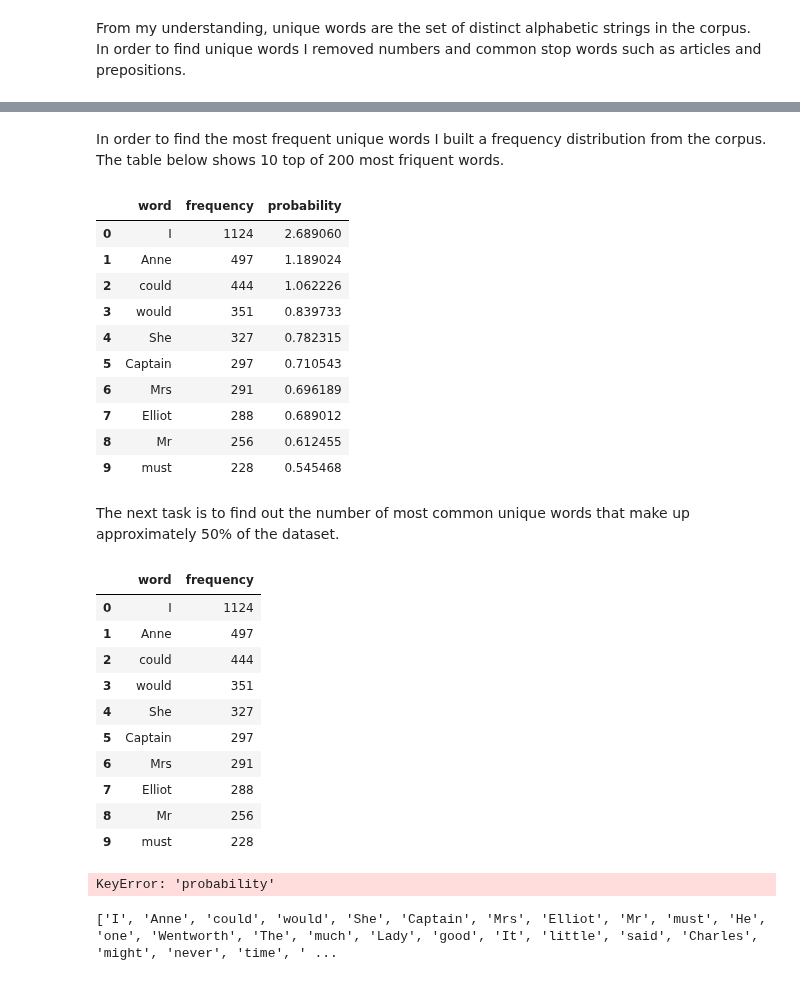
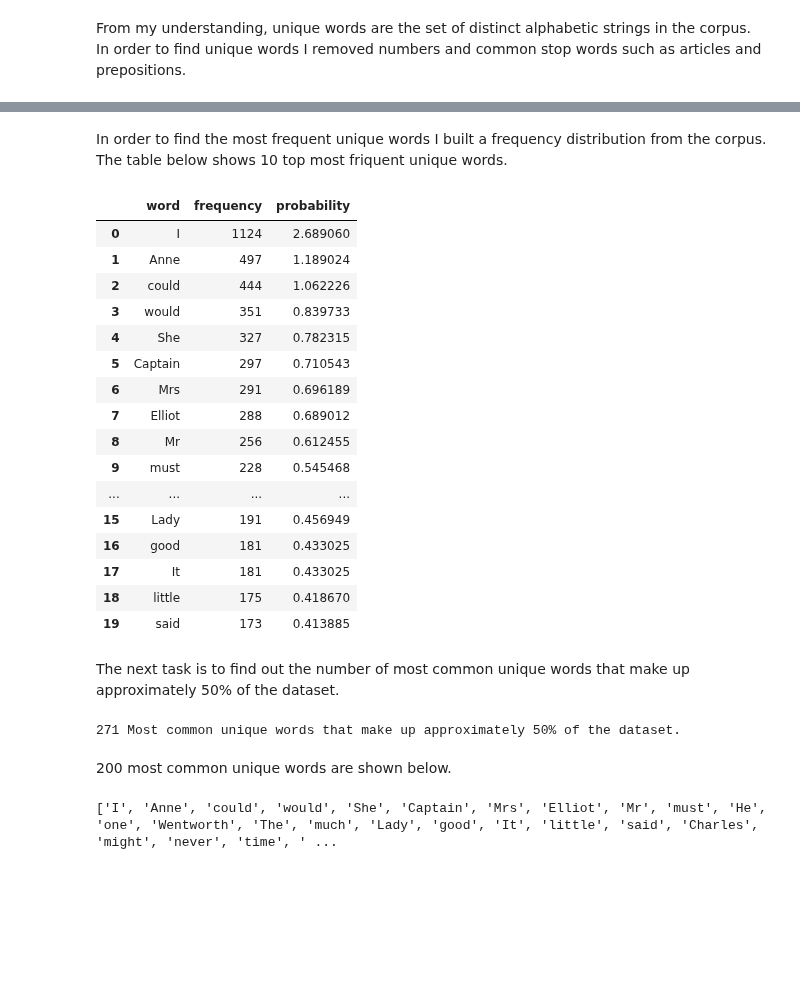
Before and after one commit to olga0503/DATA-620, a Jupyter notebook: Week_8_Assignment.ipynb, the cells around one changed output, grey strips where cells are left out. Drawn from its saved outputs; the diff is of its cells as text; code cells hidden in the pictures; blank space fills up the shorter version.

```diff
--- a/Week_8_Assignment.ipynb
+++ b/Week_8_Assignment.ipynb
@@ -26,52 +26,44 @@ print("The corpus contains "+ str(len(set(austen_persuasion))) + "unique words")
 # %% [markdown]
-In order to find the most frequent unique words I built a frequency distribution from the corpus. The table below shows 10 top of 200 most friquent words.
+In order to find the most frequent unique words I built a frequency distribution from the corpus. The table below shows 10 top most friquent unique words.
 # %%
 #build frequency distribution
 freq_dist = nltk.FreqDist(austen_persuasion)
 
-# find 200 most friquent unique words
-most_common_200 = pd.DataFrame(freq_dist.most_common(200),columns=['word','frequency'])
-most_common_200['probability'] = 100*most_common_200['frequency']/len(austen_persuasion)
-most_common_200.head(10)
+# find most friquent unique words
+most_common = pd.DataFrame(freq_dist.most_common(),columns=['word','frequency'])
+most_common['probability'] = 100*most_common['frequency']/len(austen_persuasion)
+most_common.head(20)
 # %% [output]
 |  | word | frequency | probability |
 | 0 | I | 1124 | 2.689060 |
 | 1 | Anne | 497 | 1.189024 |
 | 2 | could | 444 | 1.062226 |
 | 3 | would | 351 | 0.839733 |
 | 4 | She | 327 | 0.782315 |
 | 5 | Captain | 297 | 0.710543 |
 | 6 | Mrs | 291 | 0.696189 |
 | 7 | Elliot | 288 | 0.689012 |
 | 8 | Mr | 256 | 0.612455 |
 | 9 | must | 228 | 0.545468 |
+| ... | ... | ... | ... |
+| 15 | Lady | 191 | 0.456949 |
+| 16 | good | 181 | 0.433025 |
+| 17 | It | 181 | 0.433025 |
+| 18 | little | 175 | 0.418670 |
+| 19 | said | 173 | 0.413885 |
 # %% [markdown]
 The next task is to find out the number of most common unique words that make up approximately 50% of the dataset.
-# %%
-#find most common unique words
-most_common = pd.DataFrame(freq_dist.most_common(),columns=['word','frequency'])
-most_common.head(10)
-# %% [output]
-|  | word | frequency |
-| 0 | I | 1124 |
-| 1 | Anne | 497 |
-| 2 | could | 444 |
-| 3 | would | 351 |
-| 4 | She | 327 |
-| 5 | Captain | 297 |
-| 6 | Mrs | 291 |
-| 7 | Elliot | 288 |
-| 8 | Mr | 256 |
-| 9 | must | 228 |
 # %%
 sum = [0]
 count = 0
 #add probabilities until sum reaches 50%
+
 for i in range(0,len(most_common)):
-    while sum[-1] < 50:
+        sum += most_common['probability'][i]
         count += 1
-        sum += most_common['probability'][i]
-        print(count,sum)
-print(count+1)
+        if sum > 50:
+            break
+
+print(str(count+1) + " Most common unique words that make up approximately 50% of the dataset.")
 # %% [output]
-KeyError: 'probability'
+271 Most common unique words that make up approximately 50% of the dataset.
@@ -86 +70,3 @@ plt.show()
+# %% [markdown]
+200 most common unique words are shown below.
 # %%
```
Also changed, not shown: parts of 12 cells of this notebook.
